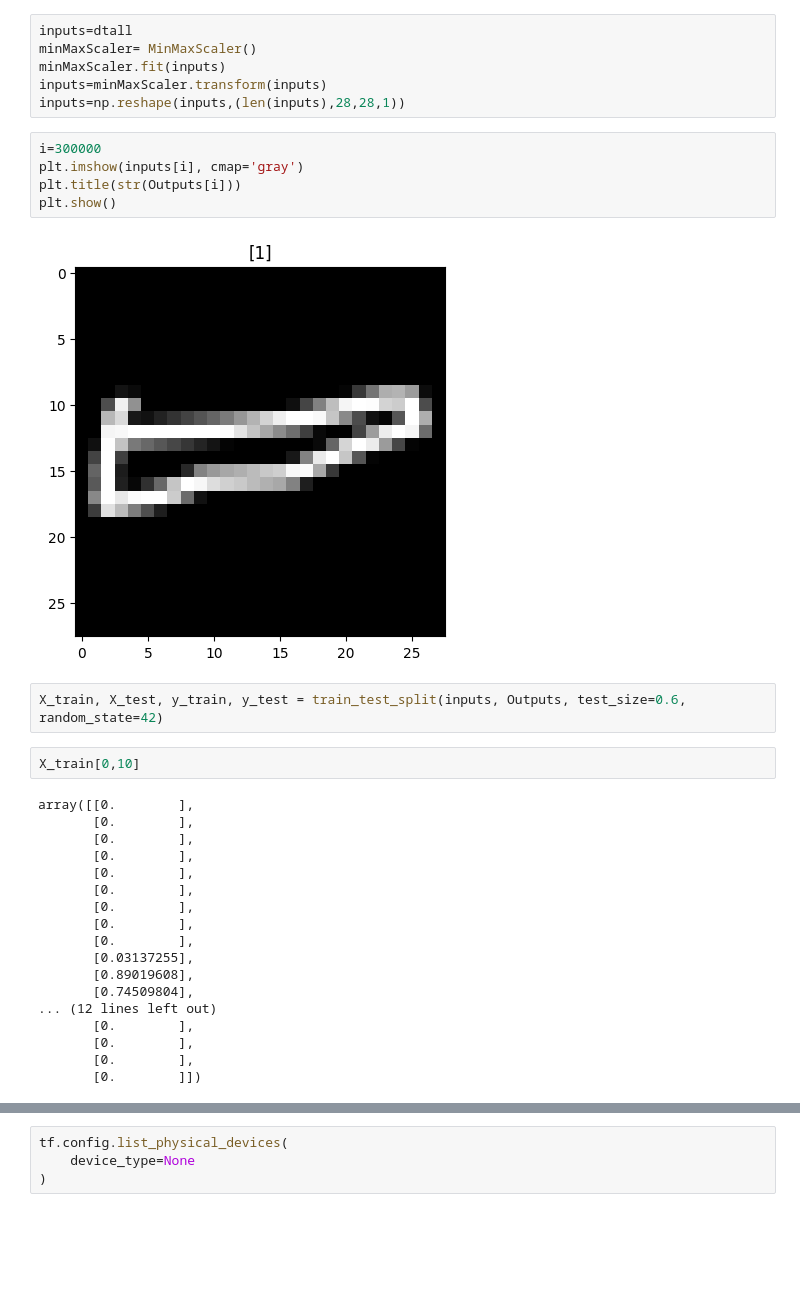
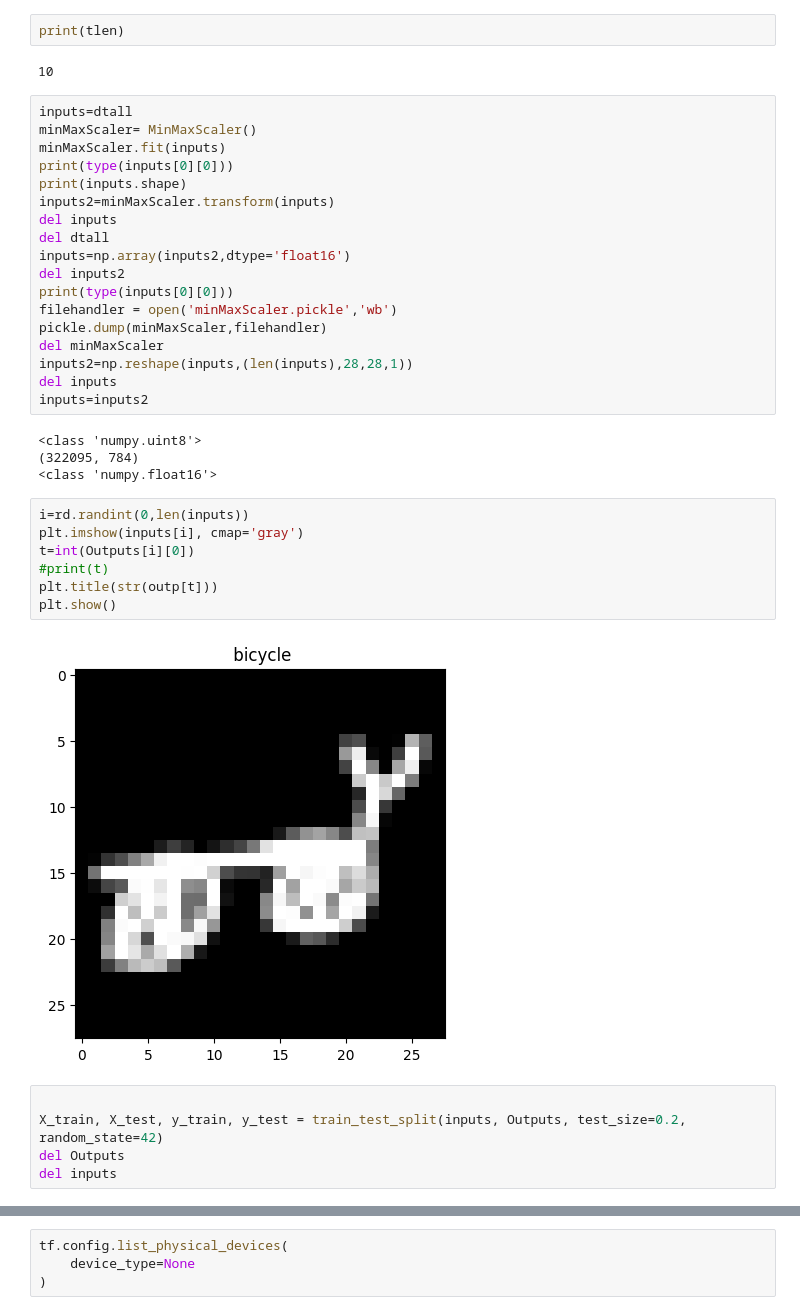
Before and after one commit to MohamedYa123/CNN-model-to-classify-handdrawings, a Jupyter notebook: Main.ipynb, the cells around one changed output, grey strips where cells are left out. Saved outputs shown, nothing was run; the diff lists cells and outputs as text; blank space fills up the shorter version.

```diff
--- a/Main.ipynb
+++ b/Main.ipynb
@@ -24,35 +57,40 @@ Outputs=np.array(a)
+# %%
+print(tlen)
+# %% [output]
+10
 # %%
 inputs=dtall
 minMaxScaler= MinMaxScaler()
 minMaxScaler.fit(inputs)
-inputs=minMaxScaler.transform(inputs)
-inputs=np.reshape(inputs,(len(inputs),28,28,1))
+print(type(inputs[0][0]))
+print(inputs.shape)
+inputs2=minMaxScaler.transform(inputs)
+del inputs
+del dtall
+inputs=np.array(inputs2,dtype='float16')
+del inputs2
+print(type(inputs[0][0]))
+filehandler = open('minMaxScaler.pickle','wb')
+pickle.dump(minMaxScaler,filehandler)
+del minMaxScaler
+inputs2=np.reshape(inputs,(len(inputs),28,28,1))
+del inputs
+inputs=inputs2
+# %% [output]
+<class 'numpy.uint8'>
+(322095, 784)
+<class 'numpy.float16'>
 # %%
-i=300000
+i=rd.randint(0,len(inputs))
 plt.imshow(inputs[i], cmap='gray')
-plt.title(str(Outputs[i]))
+t=int(Outputs[i][0])
+#print(t)
+plt.title(str(outp[t]))
 plt.show()
 # %% [output]
-[figure, old version]
+[figure, new version]
 # %%
-X_train, X_test, y_train, y_test = train_test_split(inputs, Outputs, test_size=0.6, random_state=42)
+
+X_train, X_test, y_train, y_test = train_test_split(inputs, Outputs, test_size=0.2, random_state=42)
+del Outputs
+del inputs
-# %%
-X_train[0,10]
-# %% [output]
-array([[0.        ],
-       [0.        ],
-       [0.        ],
-       [0.        ],
-       [0.        ],
-       [0.        ],
-       [0.        ],
-       [0.        ],
-       [0.        ],
-       [0.03137255],
-       [0.89019608],
-       [0.74509804],
-... (12 lines left out)
-       [0.        ],
-       [0.        ],
-       [0.        ],
-       [0.        ]])
```
Also changed, not shown: parts of 9 cells of this notebook, 6 other files.
